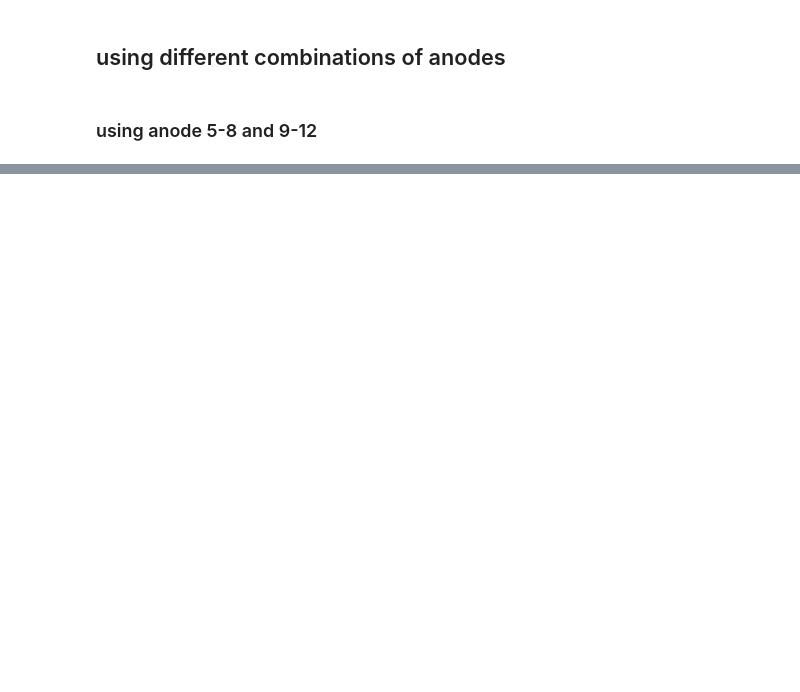
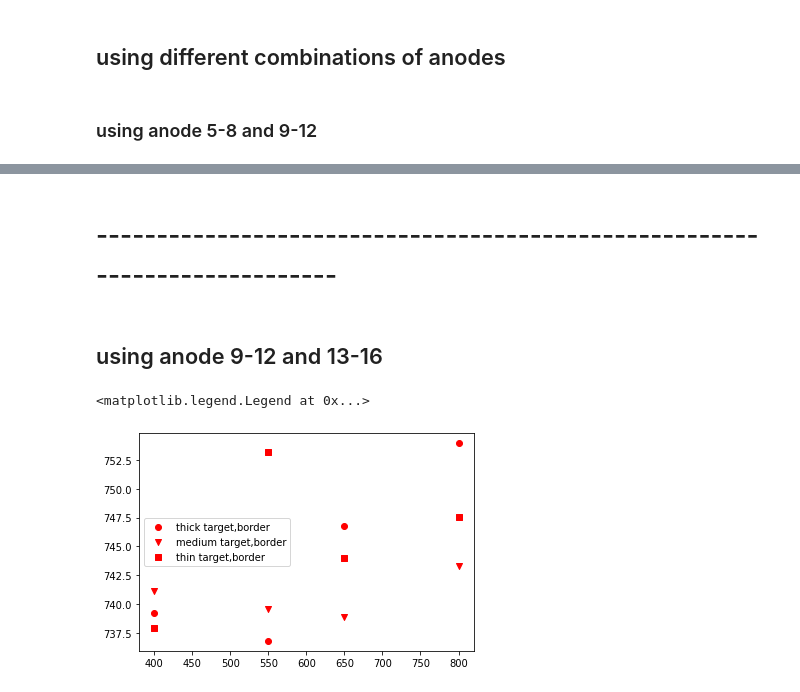
Before and after one commit to jenegger/r3bweek24_gsi, a Jupyter notebook: preliminary_charge_chaning_methods.ipynb, the cells around one changed output, grey strips where cells are left out. Cells and saved outputs as stored; diff of their text form; code cells hidden in the pictures; blank space fills up the shorter version.

```diff
--- a/preliminary_charge_chaning_methods.ipynb
+++ b/preliminary_charge_chaning_methods.ipynb
@@ -319,0 +548,22 @@ ax.legend()
+# %% [markdown]
+# ---------------------------------------------------------------------------
+# %% [markdown]
+## using anode 9-12 and 13-16
+# %%
+file_gauss2d_9_12_13_16_border = "comb_anode_9_12_13_16_gauss2d_border.txt"
+
+down_anodes_cccs_border_3_5_thin = cccs(file_gauss2d_9_12_13_16_border,"thin")
+down_anodes_cccs_border_3_5_medium = cccs(file_gauss2d_9_12_13_16_border,"medium")
+down_anodes_cccs_border_3_5_thick = cccs(file_gauss2d_9_12_13_16_border,"thick")
+
+fig, ax = plt.subplots()
+#fig.tight_layout()
+energy = [400,550,650,800]
+#ax.set_ylim([720,800])
+ax.scatter(energy,down_anodes_cccs_border_3_5_thick,label="thick target,border",color='red',marker="o")
+ax.scatter(energy,down_anodes_cccs_border_3_5_medium,label="medium target,border",color='red',marker="v")
+ax.scatter(energy,down_anodes_cccs_border_3_5_thin,label="thin target,border",color='red',marker="s")
+ax.legend()
+# %% [output]
+<matplotlib.legend.Legend at 0x...>
+[figure, added]
```
Also changed, not shown: parts of 19 cells of this notebook, 7 other files.
